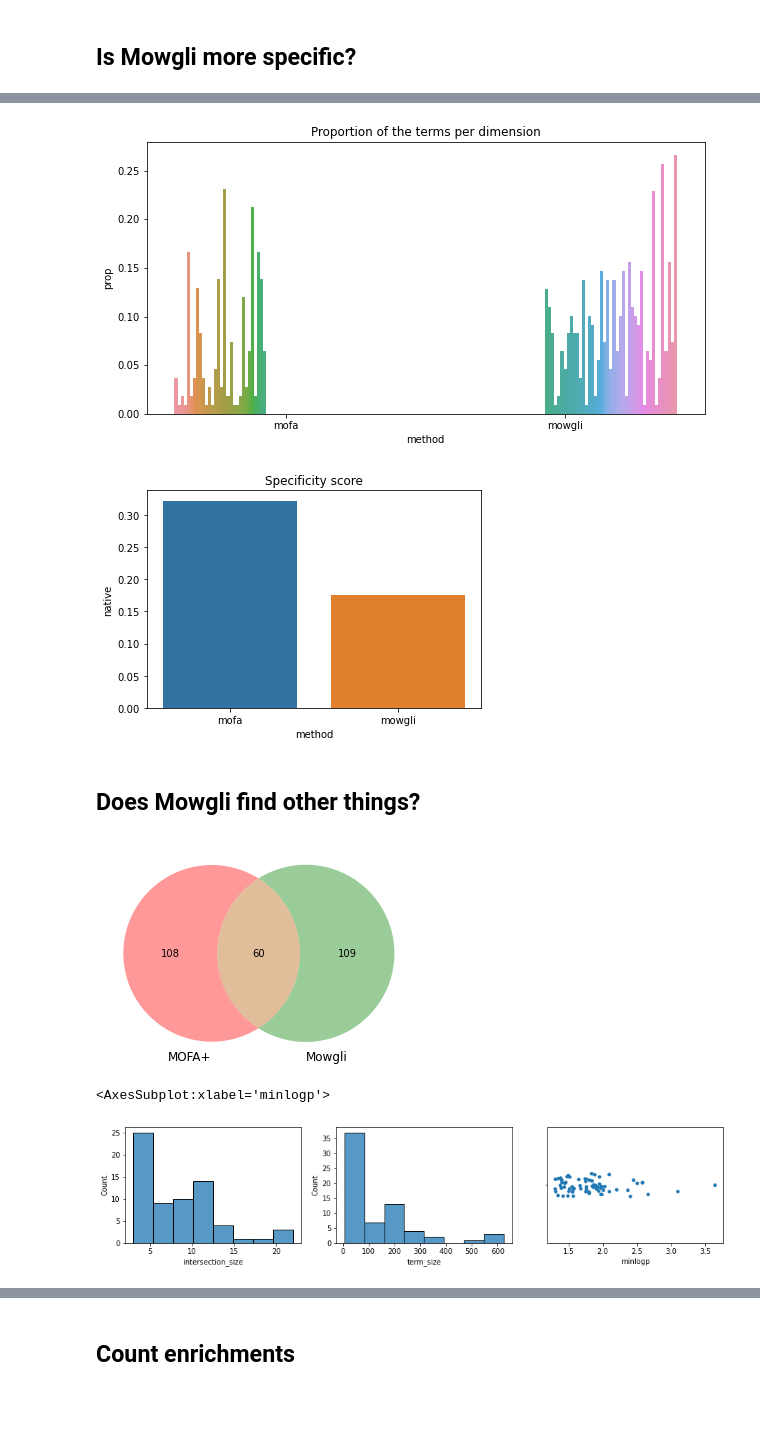
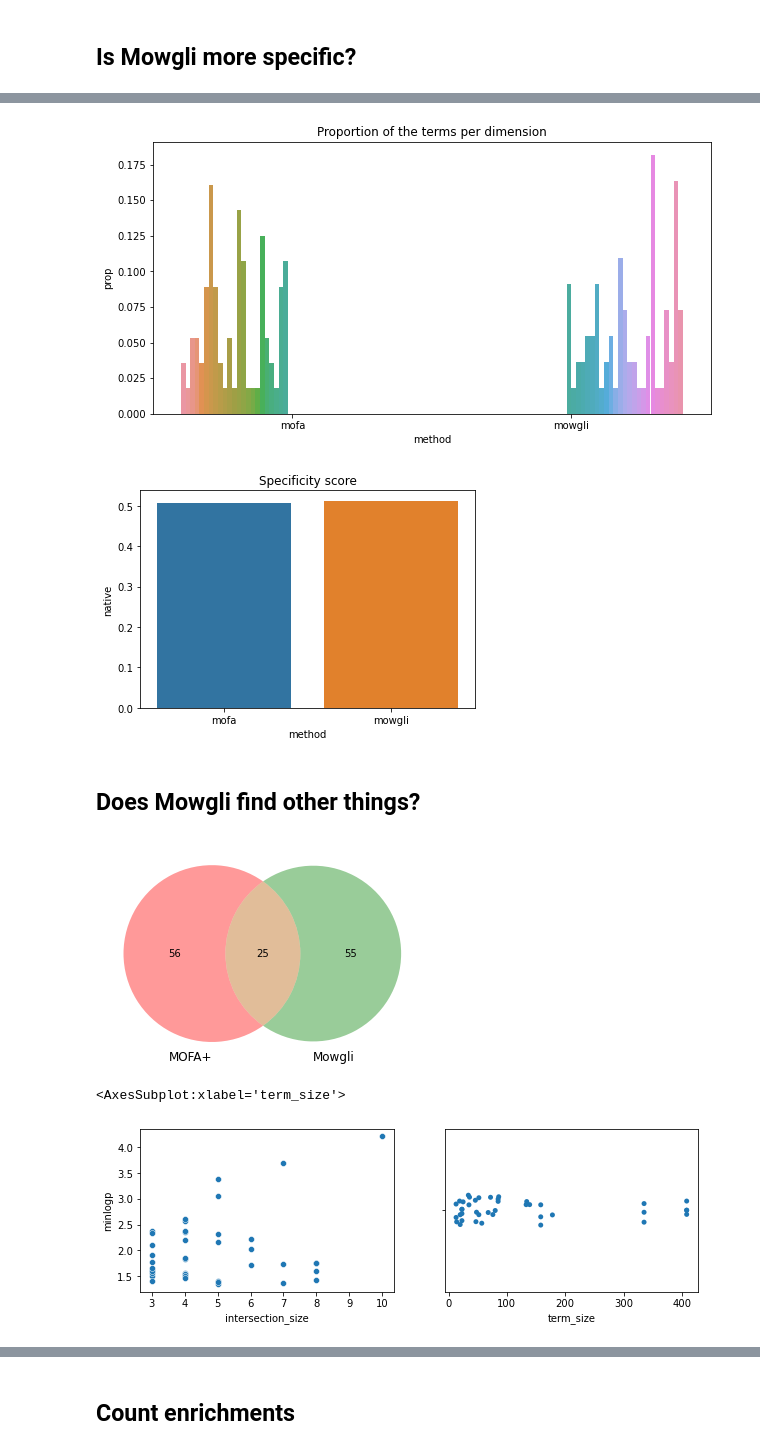
Before and after one commit to cantinilab/mowgli_reproducibility, a Jupyter notebook: visualize/visualize_enrichment.ipynb, the cells around one changed output, grey strips where cells are left out. Cells and saved outputs as stored; diff of their text form; code cells hidden in the pictures; blank space fills up the shorter version.

Commit message:
replace panglao by cellmarker

```diff
--- a/visualize/visualize_enrichment.ipynb
+++ b/visualize/visualize_enrichment.ipynb
@@ -27,15 +27,16 @@ enr["name"] = enr["native"]
 # %%
 # enr = enr[enr["source"] == "GO_Molecular_Function_2021"] # Molecular function
 # enr = enr[enr["source"] == "GO_Cellular_Component_2021"] # Cellular component
-enr = enr[enr["source"] == "GO_Biological_Process_2021"] # Biological process
+# enr = enr[enr["source"] == "GO_Biological_Process_2021"] # Biological process
 # enr = enr[enr["source"] == "KEGG_2021_Human"] # KEGG pathways
 # enr = enr[enr["source"] == "Reactome_2016"] # Reactome pathways
-# enr = enr[enr["source"] == "PanglaoDB_Augmented_2021"] # Cell types
+enr = enr[enr["source"] == "PanglaoDB_Augmented_2021"] # Cell types
 # %%
 celltypes = [
     "Monocytes",
     "B Cells",
-    "T Cells",
+    "T Helper Cells",
+    "T Cytotoxic Cells",
     "NK Cells",
     "Erythroid-like And Erythroid Precursor Cells",
 ]
@@ -96,7 +97,7 @@ ax.get_legend().remove()
 plt.show()
 # + and - counted separately or mofa
 # %% [output]
-[figure, old version]
+[figure, new version]
 # %%
 # specificity score
 s = enr.groupby("method")["native"].nunique() # nterms
@@ -106,7 +107,7 @@ plt.title("Specificity score")
 sns.barplot(data=pd.DataFrame(s).reset_index(), x="method", y="native")
 plt.show()
 # %% [output]
-[figure, old version]
+[figure, new version]
 # %% [markdown]
 ## Does Mowgli find other things?
 # %%
@@ -119,19 +120,18 @@ terms_in_mowgli_only = np.setdiff1d(mowgli_terms, mofa_terms)
 venn2(subsets = (len(mofa_terms), len(mowgli_terms), len(intersecting_terms)), set_labels = ('MOFA+', 'Mowgli'))
 plt.show()
 # %% [output]
-[figure, old version]
+[figure, new version]
 # %%
 df = enr.set_index("native").loc[
     terms_in_mofa_only,
     ["minlogp", "term_size", "query_size", "intersection_size"],
 ].reset_index()
-fig, axes = plt.subplots(1, 3, figsize=(15, 3))
-sns.histplot(data=df, x="intersection_size", ax=axes[0])
-sns.histplot(data=df, x="term_size", ax=axes[1])
-sns.stripplot(data=df, x="minlogp", ax=axes[2])
+fig, axes = plt.subplots(1, 2, figsize=(10, 3))
+sns.scatterplot(data=df, x="intersection_size", y="minlogp", ax=axes[0])
+sns.stripplot(data=df, x="term_size", ax=axes[1])
 # %% [output]
-<AxesSubplot:xlabel='minlogp'>
+<AxesSubplot:xlabel='term_size'>
-[figure, old version]
+[figure, new version]
 # %%
 df = enr.set_index("native").loc[
     terms_in_mowgli_only,
```
Also changed, not shown: parts of 19 cells of this notebook, 4 other files.
